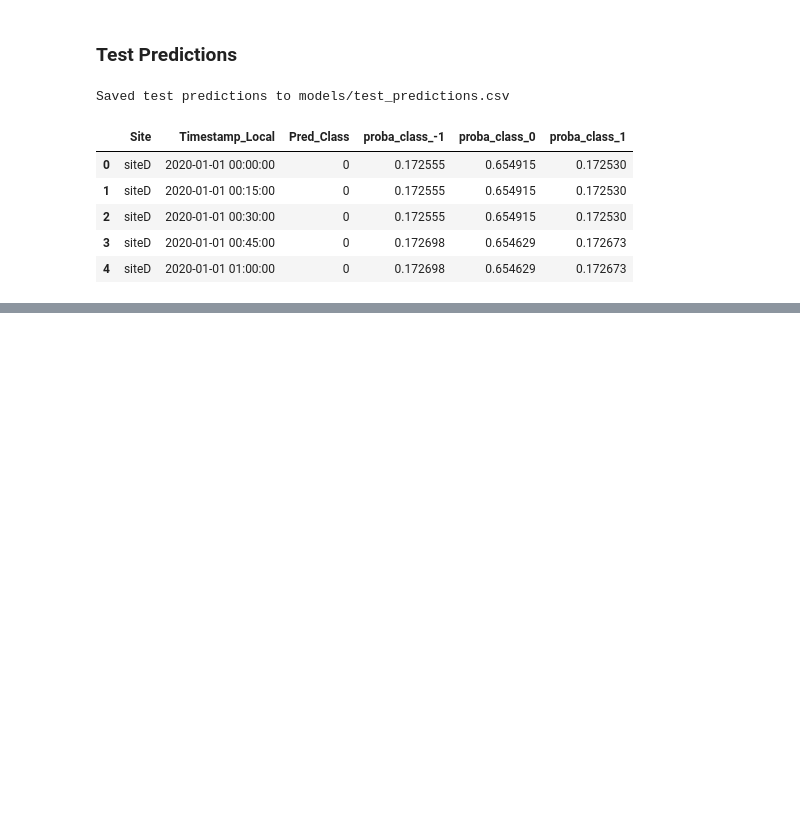
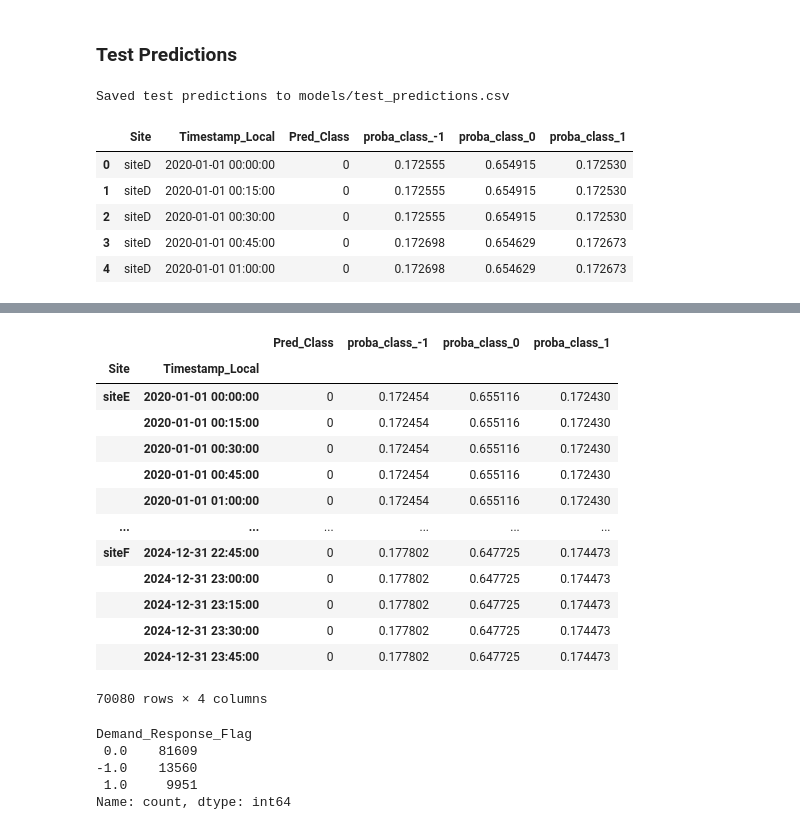
Before and after one commit to genrry/flextrack-challenge, a Jupyter notebook: train-warmup.ipynb, the cells around one changed output, grey strips where cells are left out. Drawn from its saved outputs; the diff is of its cells as text; code cells hidden in the pictures; blank space fills up the shorter version.

Commit message:
feat: preds for main phase

```diff
--- a/train-warmup.ipynb
+++ b/train-warmup.ipynb
@@ -297,0 +318,10 @@ pred_out[["Site","Timestamp_Local","Demand_Response_Flag"]].to_csv('data/submiss
+# %%
+test_data_new = pd.read_csv('data/v0.2/flextrack-2025-public-test-data-v0.2.csv', parse_dates=['Timestamp_Local'])
+# %%
+test_data_new_missing_flag = test_data_new[test_data_new['Demand_Response_Flag'].isna()].copy()
+# %%
+X_test_missing_flag = test_data_new_missing_flag[index_cols + features].copy()
+# %%
+lags_features = get_lags_features(X_test_missing_flag, ["1h","1d","7d"])
+X_test_missing_flag = X_test_missing_flag.set_index(index_cols).join(lags_features).reset_index()
+X_test_missing_flag = add_time_features(X_test_missing_flag)
@@ -297,0 +386,17 @@ pred_out[["Site","Timestamp_Local","Demand_Response_Flag"]].to_csv('data/submiss
+# %%
+pred_out.set_index(['Site', "Timestamp_Local"])
+# %% [output]
+|  |  | Pred_Class | proba_class_-1 | proba_class_0 | proba_class_1 |
+| Site | Timestamp_Local |  |  |  |  |
+| siteE | 2020-01-01 00:00:00 | 0 | 0.172454 | 0.655116 | 0.172430 |
+|  | 2020-01-01 00:15:00 | 0 | 0.172454 | 0.655116 | 0.172430 |
+|  | 2020-01-01 00:30:00 | 0 | 0.172454 | 0.655116 | 0.172430 |
+|  | 2020-01-01 00:45:00 | 0 | 0.172454 | 0.655116 | 0.172430 |
+|  | 2020-01-01 01:00:00 | 0 | 0.172454 | 0.655116 | 0.172430 |
+| ... | ... | ... | ... | ... | ... |
+| siteF | 2024-12-31 22:45:00 | 0 | 0.177802 | 0.647725 | 0.174473 |
+|  | 2024-12-31 23:00:00 | 0 | 0.177802 | 0.647725 | 0.174473 |
+|  | 2024-12-31 23:15:00 | 0 | 0.177802 | 0.647725 | 0.174473 |
+|  | 2024-12-31 23:30:00 | 0 | 0.177802 | 0.647725 | 0.174473 |
+|  | 2024-12-31 23:45:00 | 0 | 0.177802 | 0.647725 | 0.174473 |
+70080 rows × 4 columns
@@ -297,0 +407,8 @@ pred_out[["Site","Timestamp_Local","Demand_Response_Flag"]].to_csv('data/submiss
+# %%
+test_data_new['Demand_Response_Flag'].value_counts(dropna=False)
+# %% [output]
+Demand_Response_Flag
+ 0.0    81609
+-1.0    13560
+ 1.0     9951
+Name: count, dtype: int64
```
Also changed, not shown: parts of 14 cells of this notebook.
